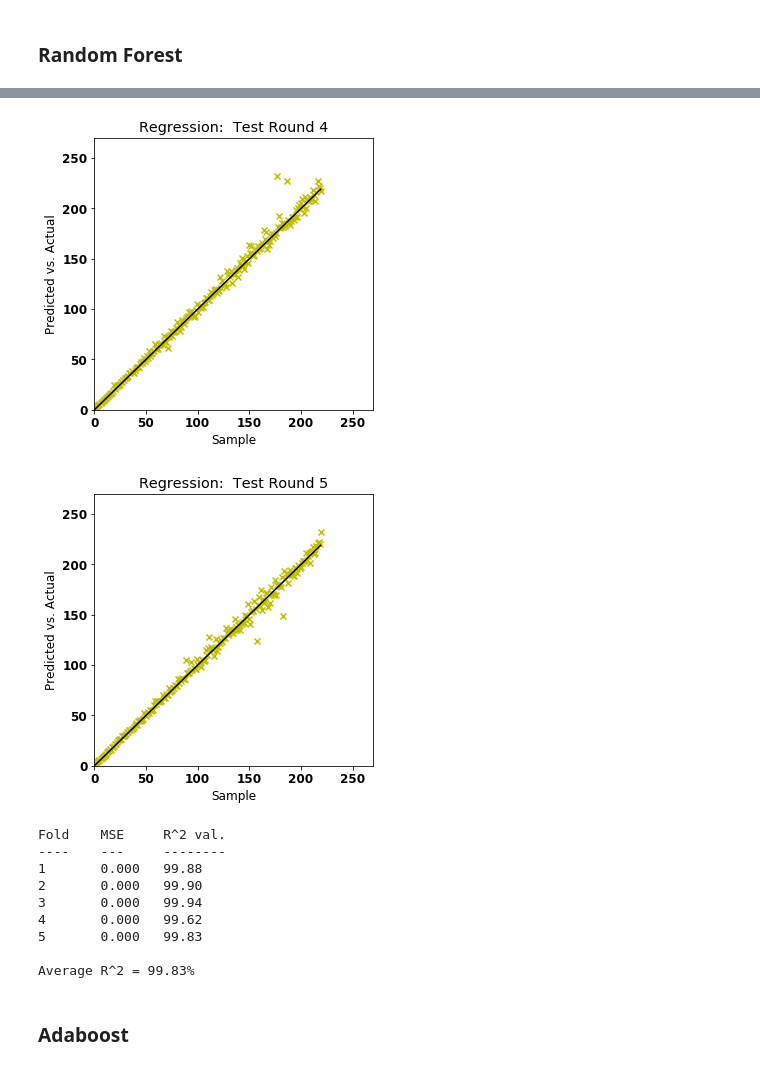
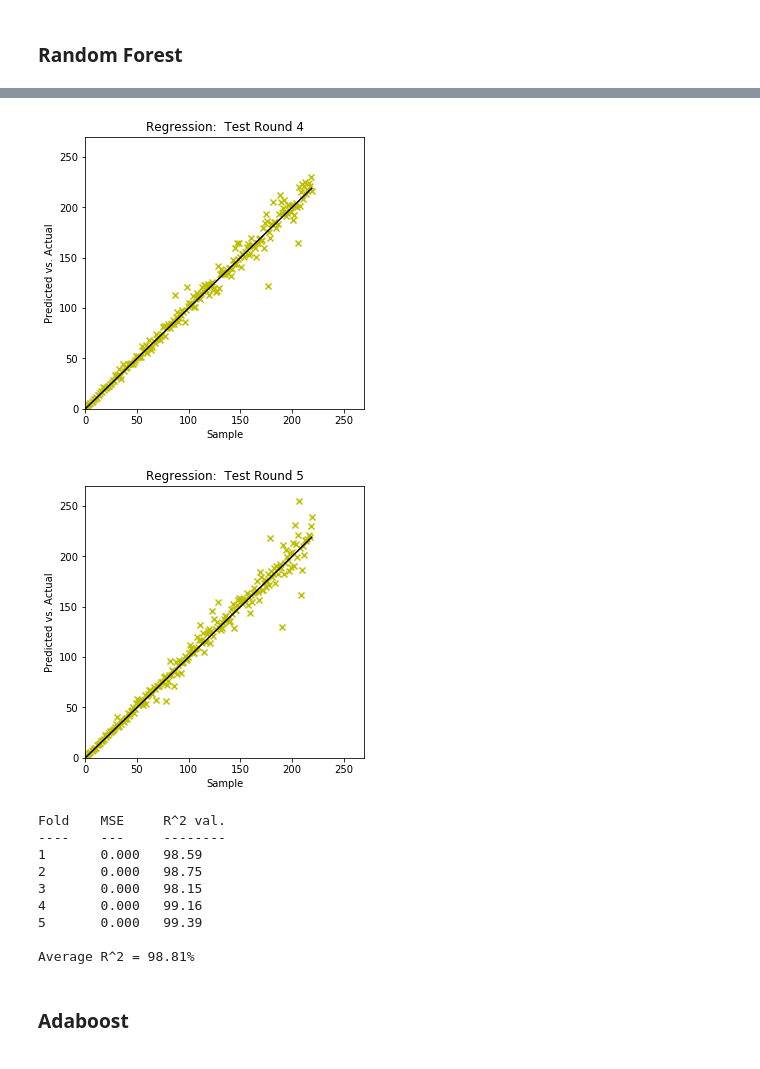
Before and after one commit to thecryptogolddiggers/project, a Jupyter notebook: ripple/revised_alg.ipynb, the cells around one changed output, grey strips where cells are left out. Saved outputs shown, nothing was run; the diff lists cells and outputs as text; code cells hidden in the pictures.

```diff
--- a/ripple/revised_alg.ipynb
+++ b/ripple/revised_alg.ipynb
@@ -688,7 +687,7 @@ Y_data = data[attribute]
 # %% [markdown]
 ### Random Forest
 # %%
-X_train, X_test, Y_train, Y_test = train_test_split(X_reduced, np.array(Y_data), test_size=0.2)
+X_train, X_test, Y_train, Y_test = train_test_split(np.array(X_data), np.array(Y_data), test_size=0.2)
 
 fold = 0
 kf1 = KF(n_splits=5)
@@ -782,14 +781,14 @@ print("\nAverage R^2 = %.2f%%" % (np.mean(rfr_test_scores) * 100))
-[figure, old version]
+[figure, new version]
-[figure, old version]
+[figure, new version]
 Fold    MSE     R^2 val.
 ----    ---     --------
-1       0.000   99.88
-2       0.000   99.90
-3       0.000   99.94
-4       0.000   99.62
-5       0.000   99.83
+1       0.000   98.59
+2       0.000   98.75
+3       0.000   98.15
+4       0.000   99.16
+5       0.000   99.39
 
-Average R^2 = 99.83%
+Average R^2 = 98.81%
 # %% [markdown]
 ### Adaboost
 # %%
```
Also changed, not shown: parts of 5 cells of this notebook, 1 other file.
